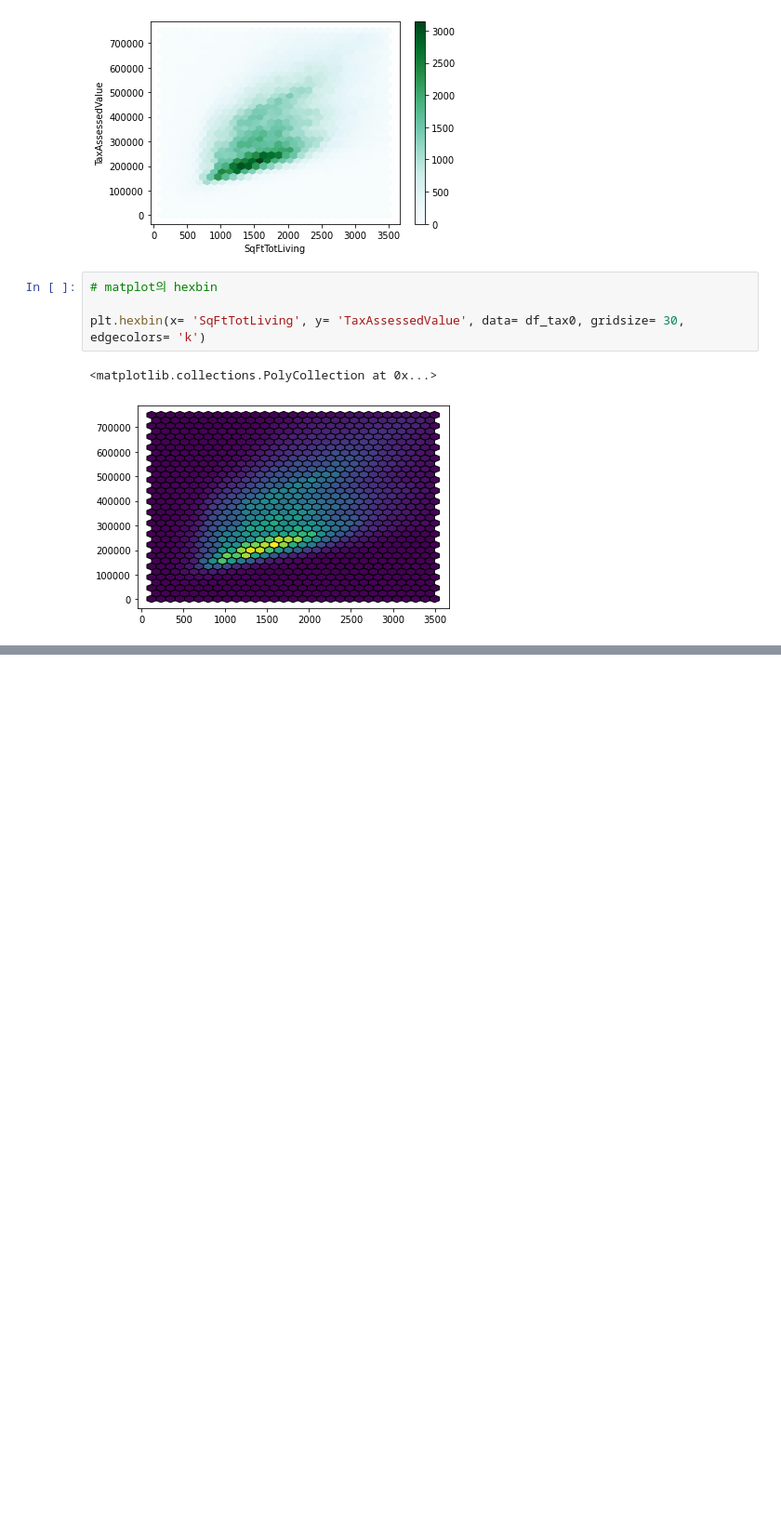
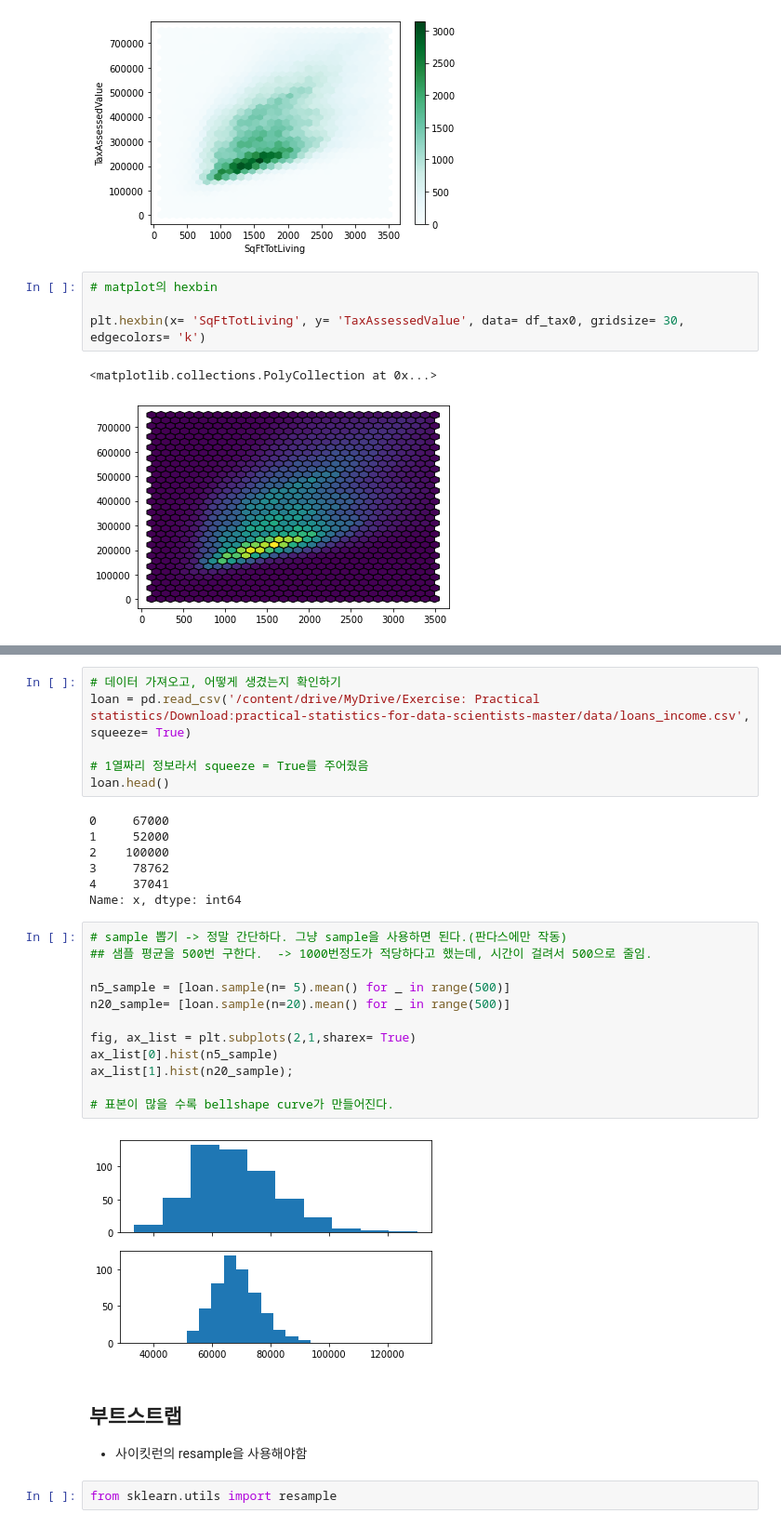
Before and after one commit to Je-Hyeon/My_Study_Materials2021, a Jupyter notebook: Practical_stat_datascientist.ipynb, the cells around one changed output, grey strips where cells are left out. Shown: that part at 93% size. Saved outputs shown, nothing was run; the diff lists cells and outputs as text; blank space fills up the shorter version.

```diff
--- a/Practical_stat_datascientist.ipynb
+++ b/Practical_stat_datascientist.ipynb
@@ -409,0 +427,33 @@ array([9.8002000e+04, 9.8166000e+04, 9.8108000e+04, 9.8032000e+04,
+# %%
+# 데이터 가져오고, 어떻게 생겼는지 확인하기
+loan = pd.read_csv('/content/drive/MyDrive/Exercise: Practical statistics/Download:practical-statistics-for-data-scientists-master/data/loans_income.csv', squeeze= True)
+
+# 1열짜리 정보라서 squeeze = True를 주어줬음
+loan.head()
+# %% [output]
+0     67000
+1     52000
+2    100000
+3     78762
+4     37041
+Name: x, dtype: int64
+# %%
+# sample 뽑기 -> 정말 간단하다. 그냥 sample을 사용하면 된다.(판다스에만 작동)
+## 샘플 평균을 500번 구한다.  -> 1000번정도가 적당하다고 했는데, 시간이 걸려서 500으로 줄임.
+
+n5_sample = [loan.sample(n= 5).mean() for _ in range(500)]
+n20_sample= [loan.sample(n=20).mean() for _ in range(500)]
+
+fig, ax_list = plt.subplots(2,1,sharex= True)
+ax_list[0].hist(n5_sample)
+ax_list[1].hist(n20_sample);
+
+# 표본이 많을 수록 bellshape curve가 만들어진다.
+# %% [output]
+[figure, added]
+# %% [markdown]
+## 부트스트랩
+
+* 사이킷런의 resample을 사용해야함
+# %%
+from sklearn.utils import resample
```
Also changed, not shown: parts of 10 cells of this notebook.
